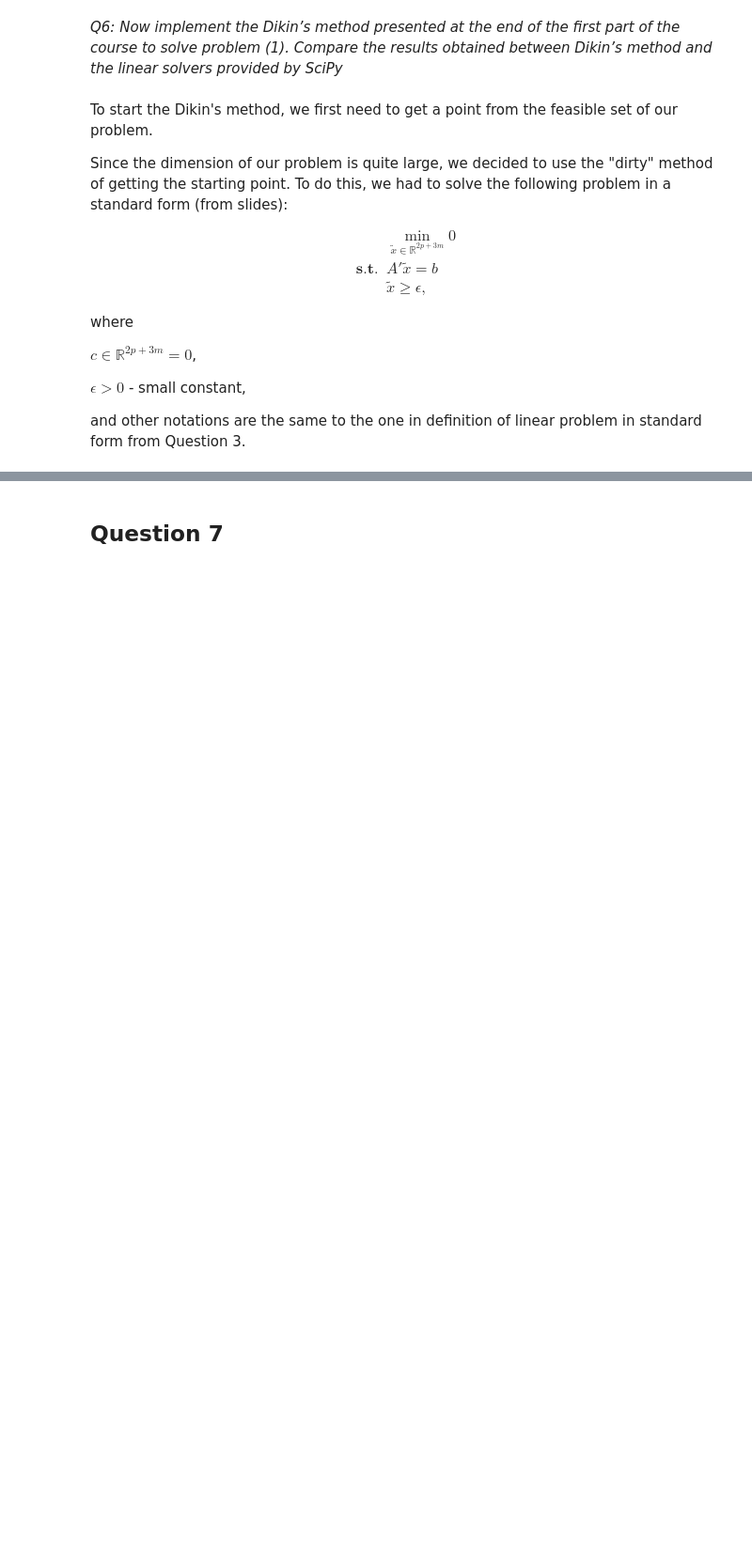
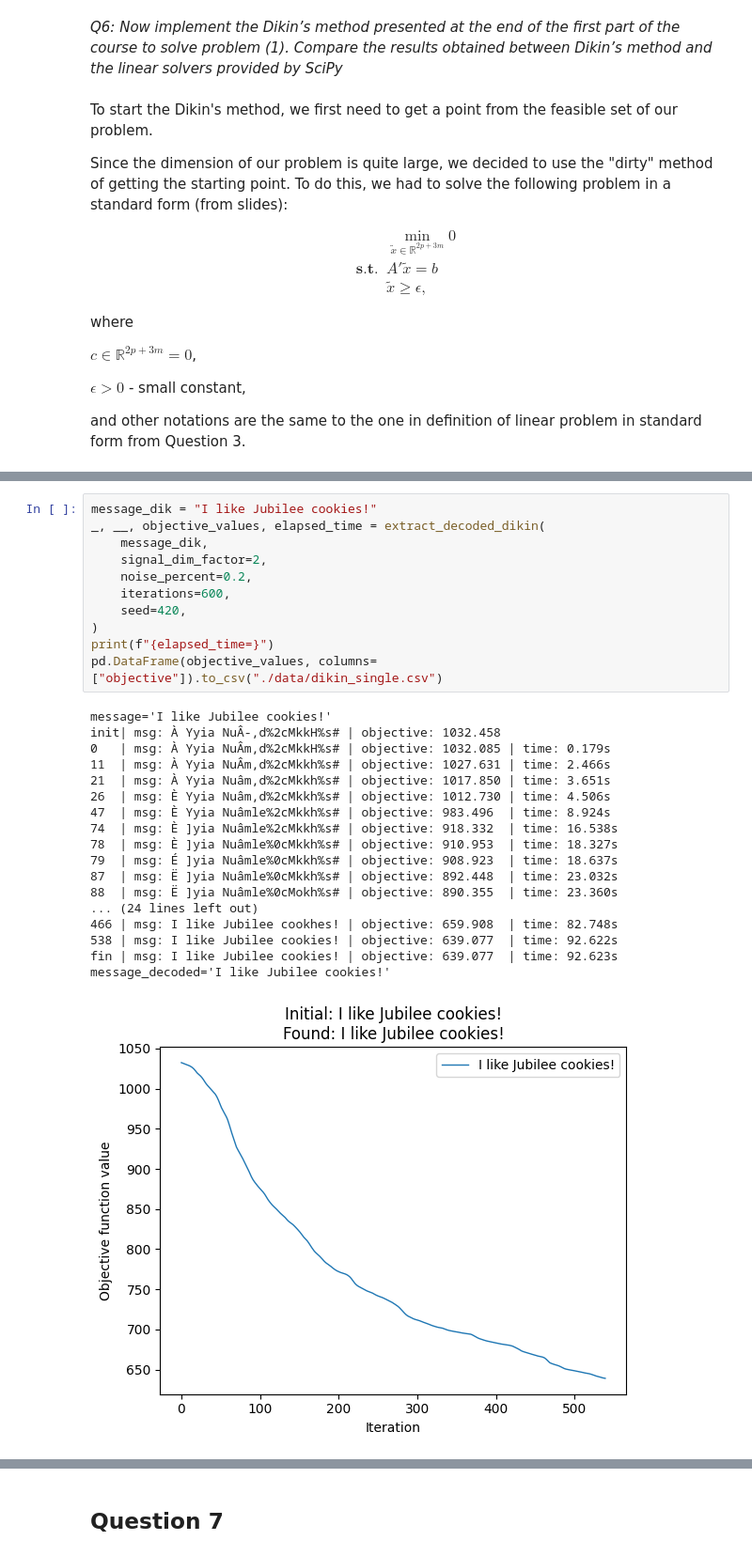
Before and after one commit to dsomni/optimization-f24, a Jupyter notebook: solution.ipynb, the cells around one changed output, grey strips where cells are left out. Shown: that part at 94% size. Cells and saved outputs as stored; diff of their text form; blank space fills up the shorter version.

```diff
--- a/solution.ipynb
+++ b/solution.ipynb
@@ -835,0 +917,30 @@ In conclusion, SciPy approaches look more preferable (at least for the given pro
+# %%
+message_dik = "I like Jubilee cookies!"
+_, __, objective_values, elapsed_time = extract_decoded_dikin(
+    message_dik,
+    signal_dim_factor=2,
+    noise_percent=0.2,
+    iterations=600,
+    seed=420,
+)
+print(f"{elapsed_time=}")
+pd.DataFrame(objective_values, columns=["objective"]).to_csv("./data/dikin_single.csv")
+# %% [output]
+message='I like Jubilee cookies!'
+init| msg: À Yyia NuÂ-,d%2cMkkH%s# | objective: 1032.458
+0   | msg: À Yyia NuÂm,d%2cMkkH%s# | objective: 1032.085 | time: 0.179s
+11  | msg: À Yyia NuÂm,d%2cMkkh%s# | objective: 1027.631 | time: 2.466s
+21  | msg: À Yyia Nuâm,d%2cMkkh%s# | objective: 1017.850 | time: 3.651s
+26  | msg: È Yyia Nuâm,d%2cMkkh%s# | objective: 1012.730 | time: 4.506s
+47  | msg: È Yyia Nuâmle%2cMkkh%s# | objective: 983.496  | time: 8.924s
+74  | msg: È ]yia Nuâmle%2cMkkh%s# | objective: 918.332  | time: 16.538s
+78  | msg: È ]yia Nuâmle%0cMkkh%s# | objective: 910.953  | time: 18.327s
+79  | msg: É ]yia Nuâmle%0cMkkh%s# | objective: 908.923  | time: 18.637s
+87  | msg: Ë ]yia Nuâmle%0cMkkh%s# | objective: 892.448  | time: 23.032s
+88  | msg: Ë ]yia Nuâmle%0cMokh%s# | objective: 890.355  | time: 23.360s
+... (24 lines left out)
+466 | msg: I like Jubilee cookhes! | objective: 659.908  | time: 82.748s
+538 | msg: I like Jubilee cookies! | objective: 639.077  | time: 92.622s
+fin | msg: I like Jubilee cookies! | objective: 639.077  | time: 92.623s
+message_decoded='I like Jubilee cookies!'
+[figure, added]
```
Also changed, not shown: parts of 30 cells of this notebook, 6 other files.
